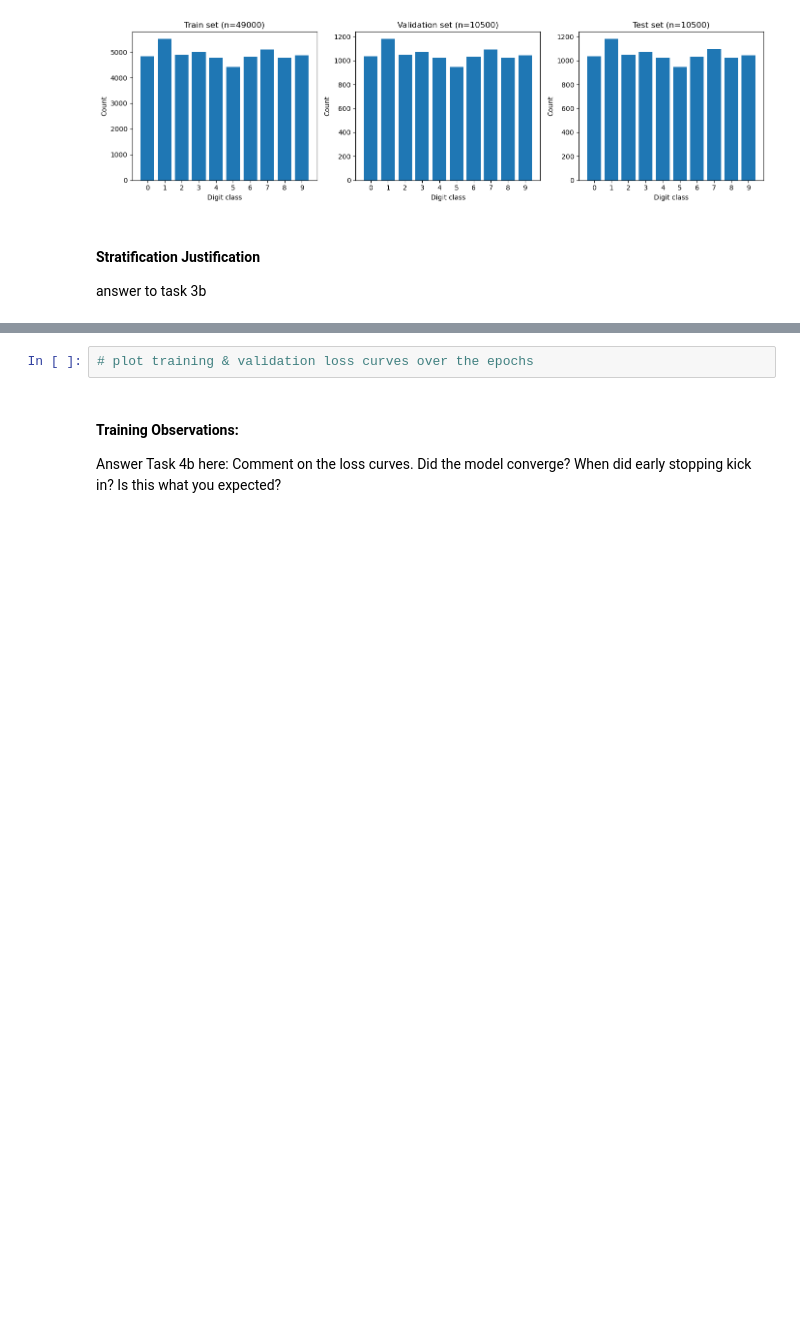
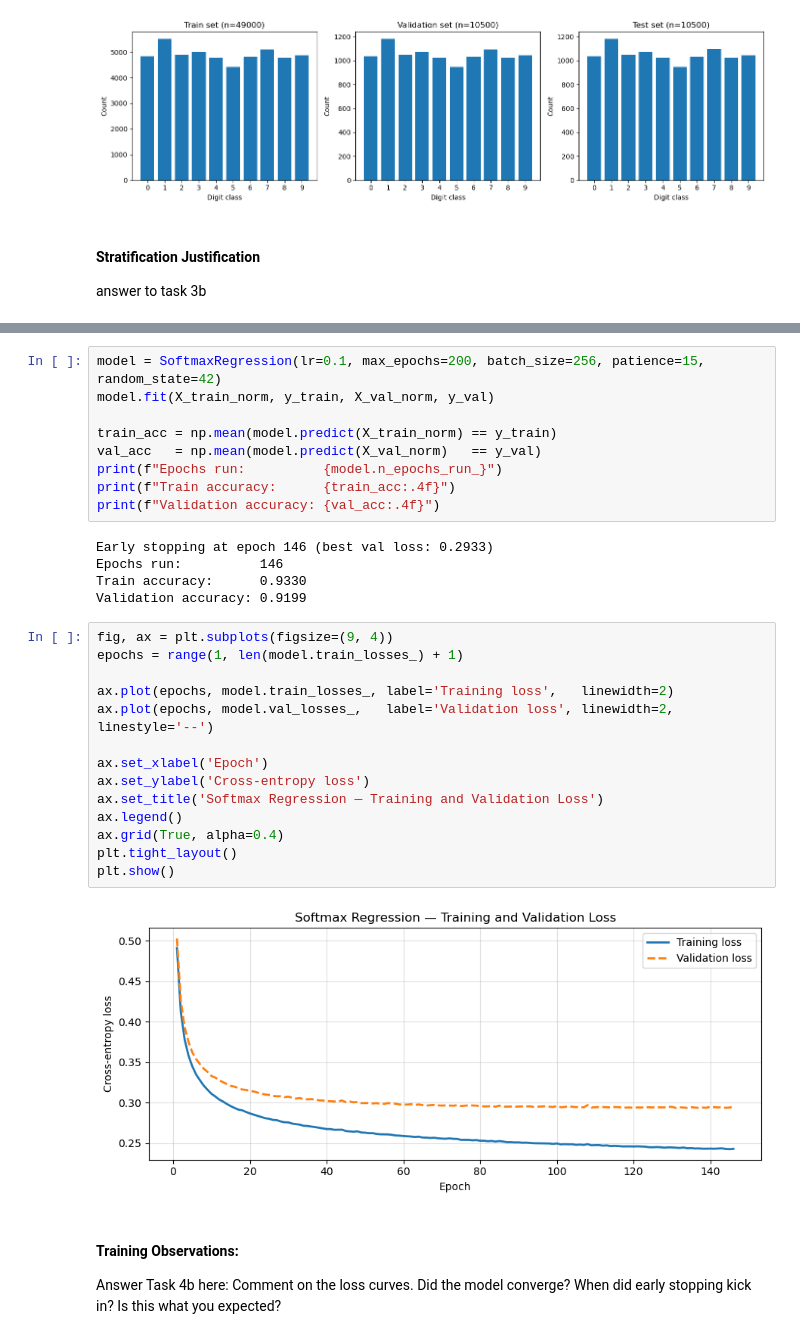
Before and after one commit to James-Wigfield/CITS5508-assignment-1, a Jupyter notebook: 23334375_assignment_1.ipynb, the cells around one changed output, grey strips where cells are left out. Drawn from its saved outputs; the diff is of its cells as text; blank space fills up the shorter version.

```diff
--- a/23334375_assignment_1.ipynb
+++ b/23334375_assignment_1.ipynb
@@ -115,5 +213,33 @@ introduce custom implementation. mention use of vectorised NumPy operations & ea
+# %%
+model = SoftmaxRegression(lr=0.1, max_epochs=200, batch_size=256, patience=15, random_state=42)
+model.fit(X_train_norm, y_train, X_val_norm, y_val)
+
+train_acc = np.mean(model.predict(X_train_norm) == y_train)
+val_acc   = np.mean(model.predict(X_val_norm)   == y_val)
+print(f"Epochs run:          {model.n_epochs_run_}")
+print(f"Train accuracy:      {train_acc:.4f}")
+print(f"Validation accuracy: {val_acc:.4f}")
+# %% [output]
+Early stopping at epoch 146 (best val loss: 0.2933)
+Epochs run:          146
+Train accuracy:      0.9330
+Validation accuracy: 0.9199
 # %%
-# plot training & validation loss curves over the epochs
+fig, ax = plt.subplots(figsize=(9, 4))
+epochs = range(1, len(model.train_losses_) + 1)
+
+ax.plot(epochs, model.train_losses_, label='Training loss',   linewidth=2)
+ax.plot(epochs, model.val_losses_,   label='Validation loss', linewidth=2, linestyle='--')
+
+ax.set_xlabel('Epoch')
+ax.set_ylabel('Cross-entropy loss')
+ax.set_title('Softmax Regression — Training and Validation Loss')
+ax.legend()
+ax.grid(True, alpha=0.4)
+plt.tight_layout()
+plt.show()
+# %% [output]
+[figure, added]
 # %% [markdown]
 #### Training Observations:
 Answer Task 4b here: Comment on the loss curves. Did the model converge? When did early stopping kick in? Is this what you expected?
```
Also changed, not shown: parts of 11 cells of this notebook, 2 other files.
